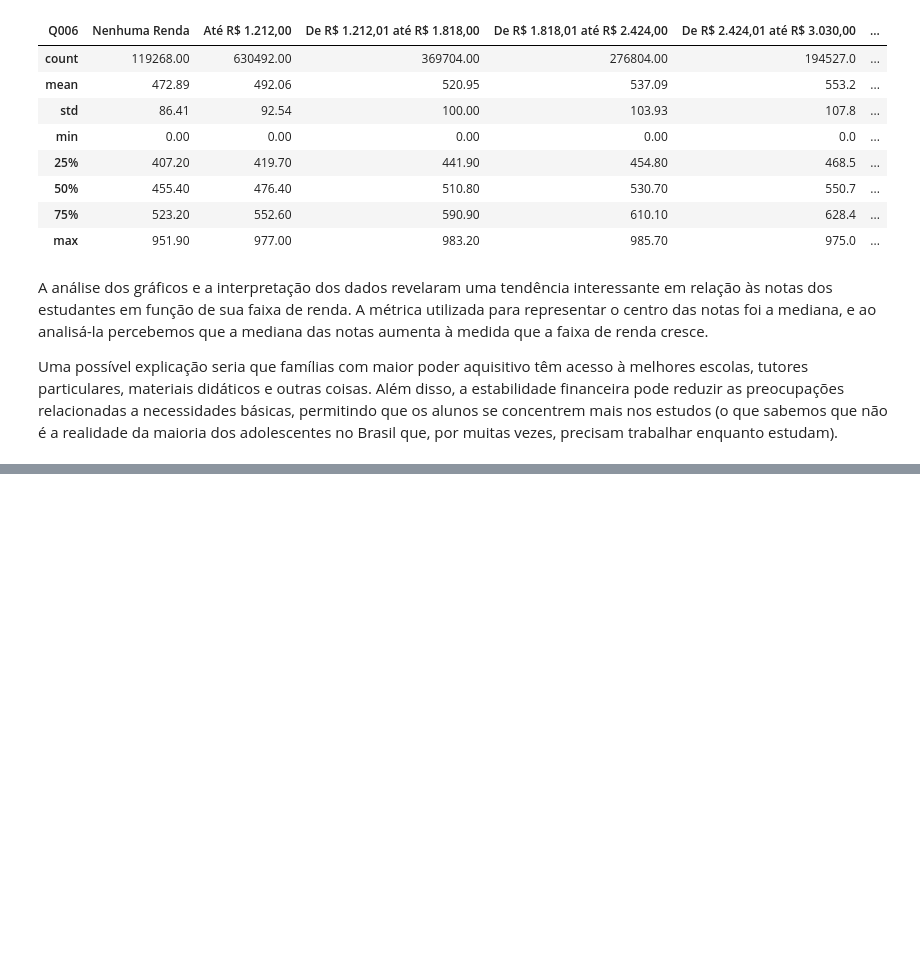
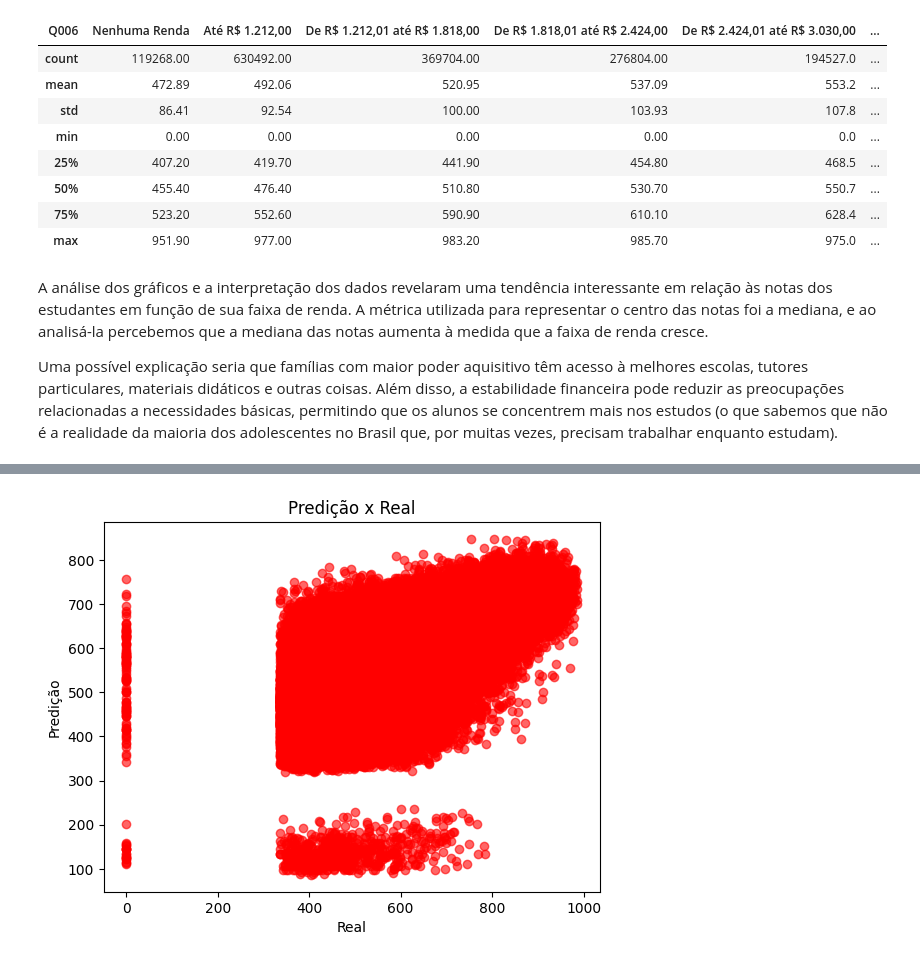
Before and after one commit to Phvr06/Proj2-Cdados, a Jupyter notebook: main.ipynb, the cells around one changed output, grey strips where cells are left out. Cells and saved outputs as stored; diff of their text form; code cells hidden in the pictures; blank space fills up the shorter version.

Commit message:
Método de Regressão Linear

```diff
--- a/main.ipynb
+++ b/main.ipynb
@@ -178,0 +198,29 @@ Uma possível explicação seria que famílias com maior poder aquisitivo têm a
+# %%
+# dados.loc[dados.NU_NOTA_MT == 0] = np.nan
+# dados.dropna(inplace=True)
+# dados.reset_index(drop=True, inplace=True)
+
+# # Dummies:
+def dummies(df, colunas):
+    for coluna in colunas:
+        dummies = pd.get_dummies(df[coluna], prefix=coluna)
+        df = pd.concat([df, dummies], axis=1)
+    return df
+
+dados_bin = dummies(dados, ['TP_SEXO', 'TP_COR_RACA', 'Q006', 'IN_TREINEIRO'])
+dados_bin.drop(['TP_SEXO', 'TP_COR_RACA', 'Q006', 'IN_TREINEIRO'], axis=1, inplace=True)
+
+features_matrix = dados_bin.drop('NU_NOTA_MT', axis=1)
+target_vec = dados_bin.NU_NOTA_MT
+
+# Regressão Linear:
+features_matrix_train, features_matrix_test, target_vec_train, target_vec_test = train_test_split(features_matrix, target_vec, test_size=0.3, random_state=1234)
+
+modelo = LinearRegression()
+modelo.fit(features_matrix_train, target_vec_train)
+
+predicao = modelo.predict(features_matrix_test)
+
+mse = mean_squared_error(target_vec_test, predicao)
+print(f'MSE: {mse:.5f}')
+predicao = pd.DataFrame(predicao)
@@ -178,0 +256,8 @@ Uma possível explicação seria que famílias com maior poder aquisitivo têm a
+# %%
+plt.scatter(target_vec_test, predicao, alpha=0.6, color='r')
+plt.title('Predição x Real')
+plt.xlabel('Real')
+plt.ylabel('Predição')
+plt.show()
+# %% [output]
+[figure, added]
```
Also changed, not shown: parts of 8 cells of this notebook.
